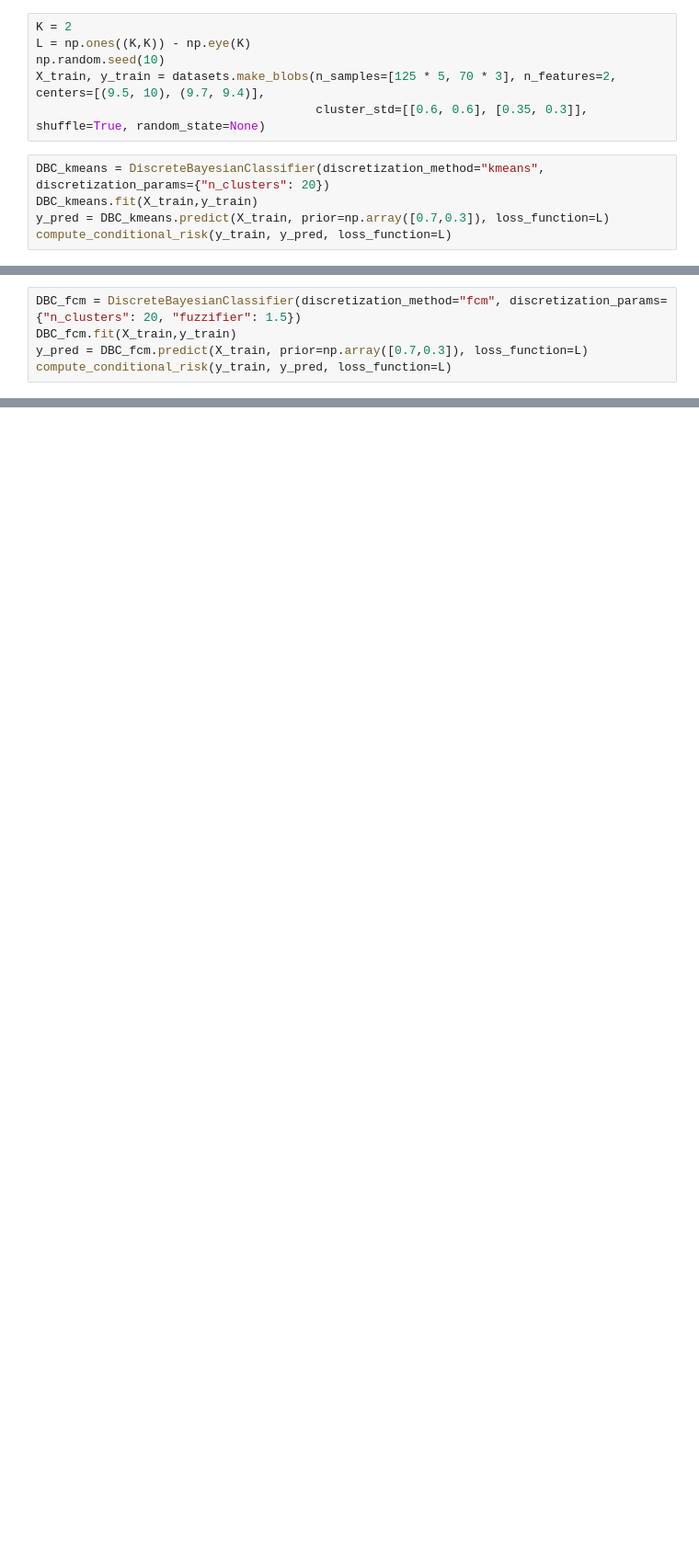
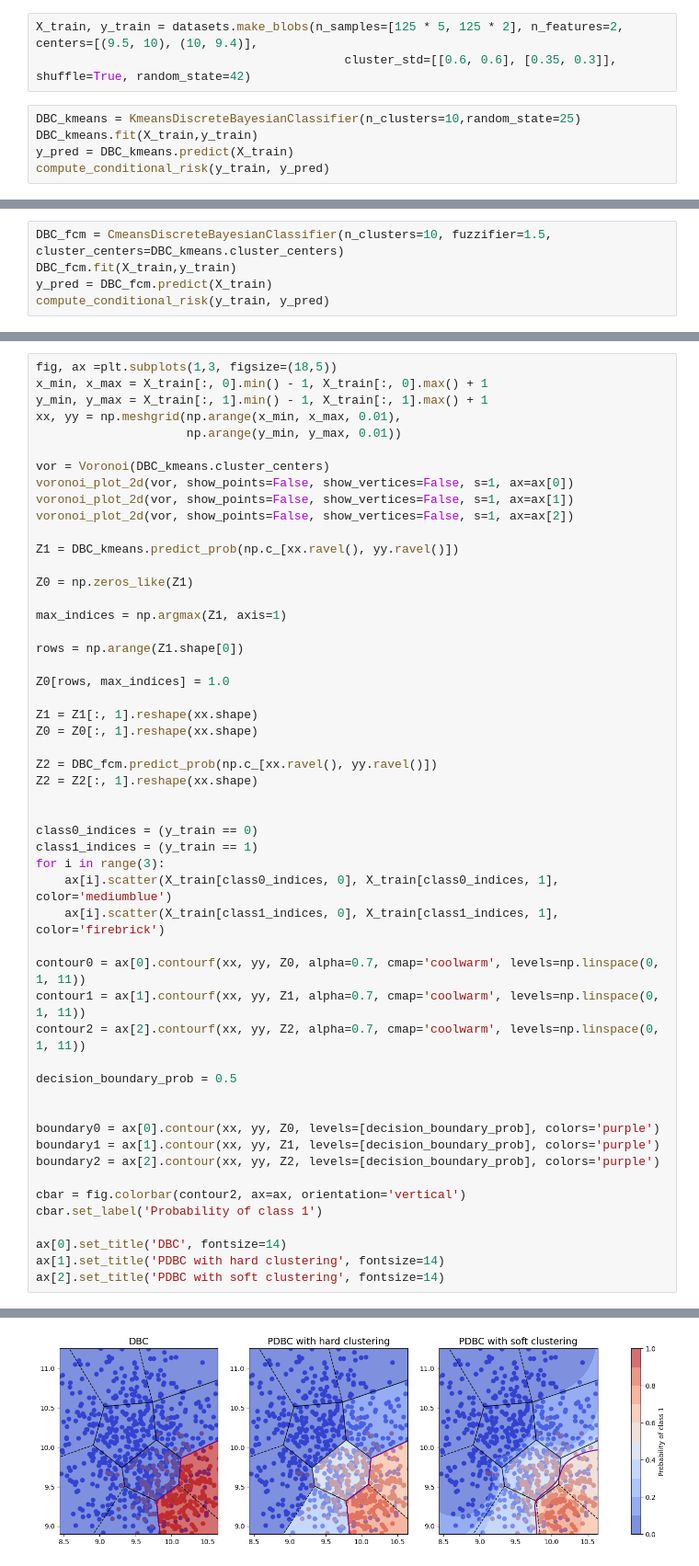
Before and after one commit to Menamot/dbc, a Jupyter notebook: examples/example.ipynb, the cells around one changed output, grey strips where cells are left out. Shown at 92% size. Drawn from its saved outputs; the diff is of its cells as text; blank space fills up the shorter version.

```diff
--- a/examples/example.ipynb
+++ b/examples/example.ipynb
@@ -4,13 +6,10 @@ from sklearn import datasets
 from dbc import *
 # %%
-K = 2
-L = np.ones((K,K)) - np.eye(K)
-np.random.seed(10)
-X_train, y_train = datasets.make_blobs(n_samples=[125 * 5, 70 * 3], n_features=2, centers=[(9.5, 10), (9.7, 9.4)],
-                                       cluster_std=[[0.6, 0.6], [0.35, 0.3]], shuffle=True, random_state=None)
+X_train, y_train = datasets.make_blobs(n_samples=[125 * 5, 125 * 2], n_features=2, centers=[(9.5, 10), (10, 9.4)],
+                                           cluster_std=[[0.6, 0.6], [0.35, 0.3]], shuffle=True, random_state=42)
 # %%
-DBC_kmeans = DiscreteBayesianClassifier(discretization_method="kmeans", discretization_params={"n_clusters": 20})
+DBC_kmeans = KmeansDiscreteBayesianClassifier(n_clusters=10,random_state=25)
 DBC_kmeans.fit(X_train,y_train)
-y_pred = DBC_kmeans.predict(X_train, prior=np.array([0.7,0.3]), loss_function=L)
-compute_conditional_risk(y_train, y_pred, loss_function=L)
+y_pred = DBC_kmeans.predict(X_train)
+compute_conditional_risk(y_train, y_pred)
 # %% [output]
@@ -30,6 +29,6 @@ array([[0.93860511, 0.06139489],
 # %%
-DBC_fcm = DiscreteBayesianClassifier(discretization_method="fcm", discretization_params={"n_clusters": 20, "fuzzifier": 1.5})
+DBC_fcm = CmeansDiscreteBayesianClassifier(n_clusters=10, fuzzifier=1.5, cluster_centers=DBC_kmeans.cluster_centers)
 DBC_fcm.fit(X_train,y_train)
-y_pred = DBC_fcm.predict(X_train, prior=np.array([0.7,0.3]), loss_function=L)
-compute_conditional_risk(y_train, y_pred, loss_function=L)
+y_pred = DBC_fcm.predict(X_train)
+compute_conditional_risk(y_train, y_pred)
 # %% [output]
@@ -48,0 +48,53 @@ array([[0.92273551, 0.07726449],
+# %%
+fig, ax =plt.subplots(1,3, figsize=(18,5))
+x_min, x_max = X_train[:, 0].min() - 1, X_train[:, 0].max() + 1
+y_min, y_max = X_train[:, 1].min() - 1, X_train[:, 1].max() + 1
+xx, yy = np.meshgrid(np.arange(x_min, x_max, 0.01),
+                     np.arange(y_min, y_max, 0.01))
+
+vor = Voronoi(DBC_kmeans.cluster_centers)
+voronoi_plot_2d(vor, show_points=False, show_vertices=False, s=1, ax=ax[0])
+voronoi_plot_2d(vor, show_points=False, show_vertices=False, s=1, ax=ax[1])
+voronoi_plot_2d(vor, show_points=False, show_vertices=False, s=1, ax=ax[2])
+
+Z1 = DBC_kmeans.predict_prob(np.c_[xx.ravel(), yy.ravel()])
+
+Z0 = np.zeros_like(Z1)
+
+max_indices = np.argmax(Z1, axis=1)
+
+rows = np.arange(Z1.shape[0])
+
+Z0[rows, max_indices] = 1.0
+
+Z1 = Z1[:, 1].reshape(xx.shape)
+Z0 = Z0[:, 1].reshape(xx.shape)
+
+Z2 = DBC_fcm.predict_prob(np.c_[xx.ravel(), yy.ravel()])
+Z2 = Z2[:, 1].reshape(xx.shape)
+
+
+class0_indices = (y_train == 0)
+class1_indices = (y_train == 1)
+for i in range(3):
+    ax[i].scatter(X_train[class0_indices, 0], X_train[class0_indices, 1], color='mediumblue')
+    ax[i].scatter(X_train[class1_indices, 0], X_train[class1_indices, 1], color='firebrick')
+
+contour0 = ax[0].contourf(xx, yy, Z0, alpha=0.7, cmap='coolwarm', levels=np.linspace(0, 1, 11))
+contour1 = ax[1].contourf(xx, yy, Z1, alpha=0.7, cmap='coolwarm', levels=np.linspace(0, 1, 11))
+contour2 = ax[2].contourf(xx, yy, Z2, alpha=0.7, cmap='coolwarm', levels=np.linspace(0, 1, 11))
+
+decision_boundary_prob = 0.5
+
+
+boundary0 = ax[0].contour(xx, yy, Z0, levels=[decision_boundary_prob], colors='purple')
+boundary1 = ax[1].contour(xx, yy, Z1, levels=[decision_boundary_prob], colors='purple')
+boundary2 = ax[2].contour(xx, yy, Z2, levels=[decision_boundary_prob], colors='purple')
+
+cbar = fig.colorbar(contour2, ax=ax, orientation='vertical')
+cbar.set_label('Probability of class 1')
+
+ax[0].set_title('DBC', fontsize=14)
+ax[1].set_title('PDBC with hard clustering', fontsize=14)
+ax[2].set_title('PDBC with soft clustering', fontsize=14)
+# %% [output]
@@ -48,0 +102 @@ array([[0.92273551, 0.07726449],
+[figure, added]
```
Also changed, not shown: parts of 8 cells of this notebook, 5 other files.
